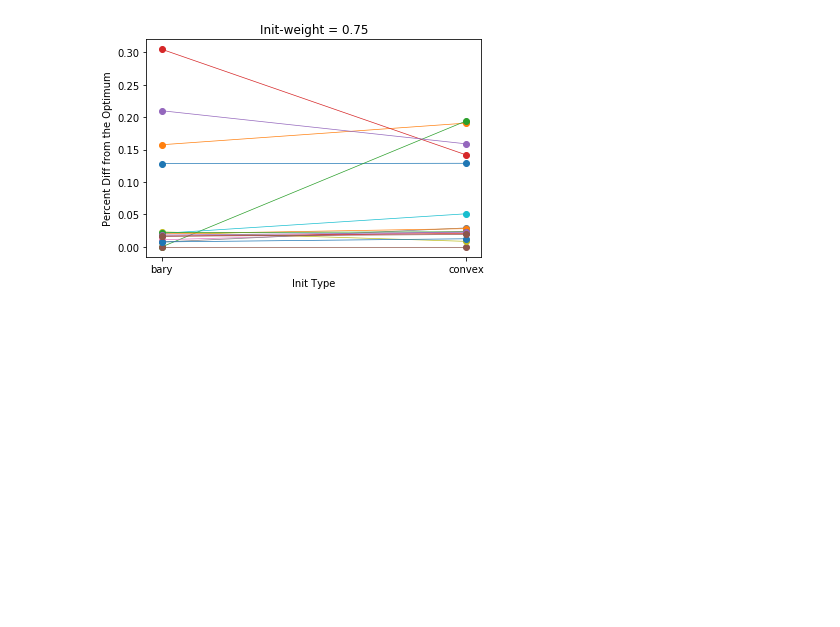
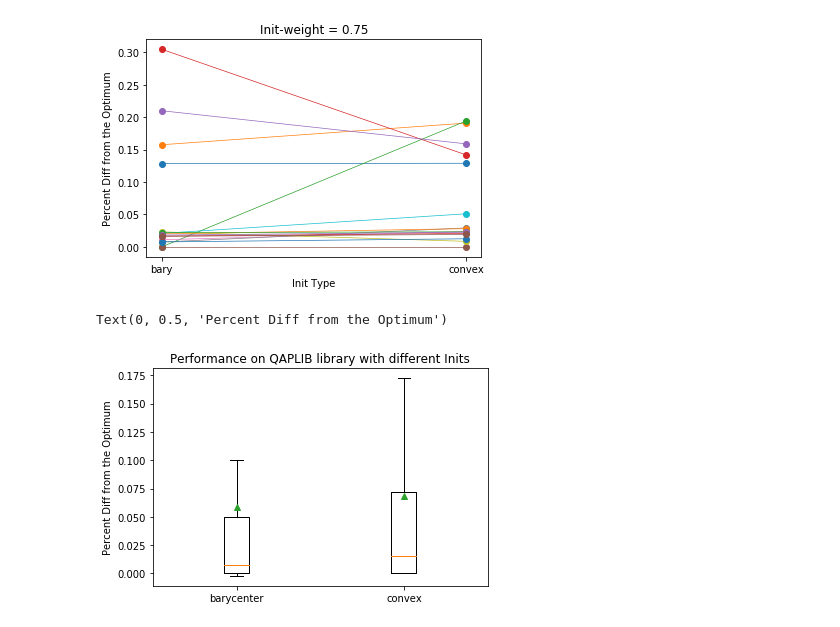
Before and after one commit to asaadeldin11/nbview, a Jupyter notebook: conv_test.ipynb, the cells around one changed output. Cells and saved outputs as stored; diff of their text form; code cells hidden in the pictures; blank space fills up the shorter version.

```diff
--- a/conv_test.ipynb
+++ b/conv_test.ipynb
@@ -216,0 +205,4 @@ array([[0, 0, 0, ..., 5, 5, 6],
+# %%
+datafile = np.load("qap_probs.npz",allow_pickle=True)
+A = datafile['chr20a'][1]
+A
@@ -375,3 +373,19 @@ title('Init-weight = 0.75')
 # %% [output]
 Text(0.5, 1.0, 'Init-weight = 0.75')
 [figure]
+# %%
+b_99, c_99 = perturb(init_weight = 0.99)
+# %%
+import pandas as pd
+opt = [slnfile[i] for i in qapprob_restrict]
+nqap = len(qapprob_restrict)
+mat99 = np.zeros((nqap,2))
+mat99[:,0] = (b_99-opt)/opt
+mat99[:,1] = (c_99-opt)/opt
+fig, ax = plt.subplots()
+ax.set_title('Performance on QAPLIB library with different Inits')
+ax.boxplot(mat99, showfliers=False, labels = ['barycenter', 'convex'], showmeans=True)
+ylabel('Percent Diff from the Optimum')
+# %% [output]
+Text(0, 0.5, 'Percent Diff from the Optimum')
+[figure, added]
```
Also changed, not shown: parts of 27 cells of this notebook.
